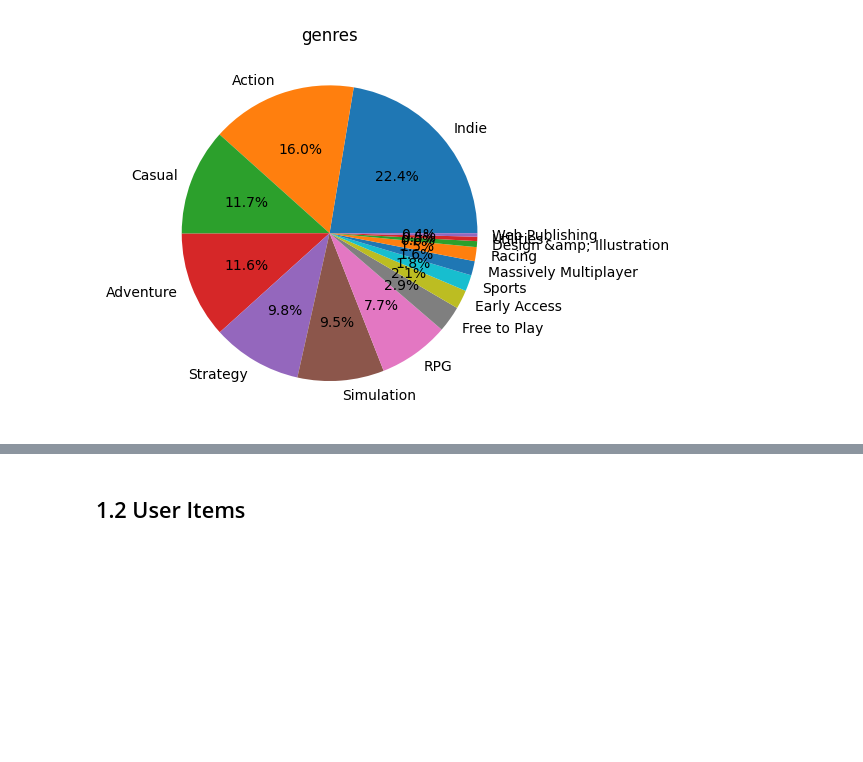
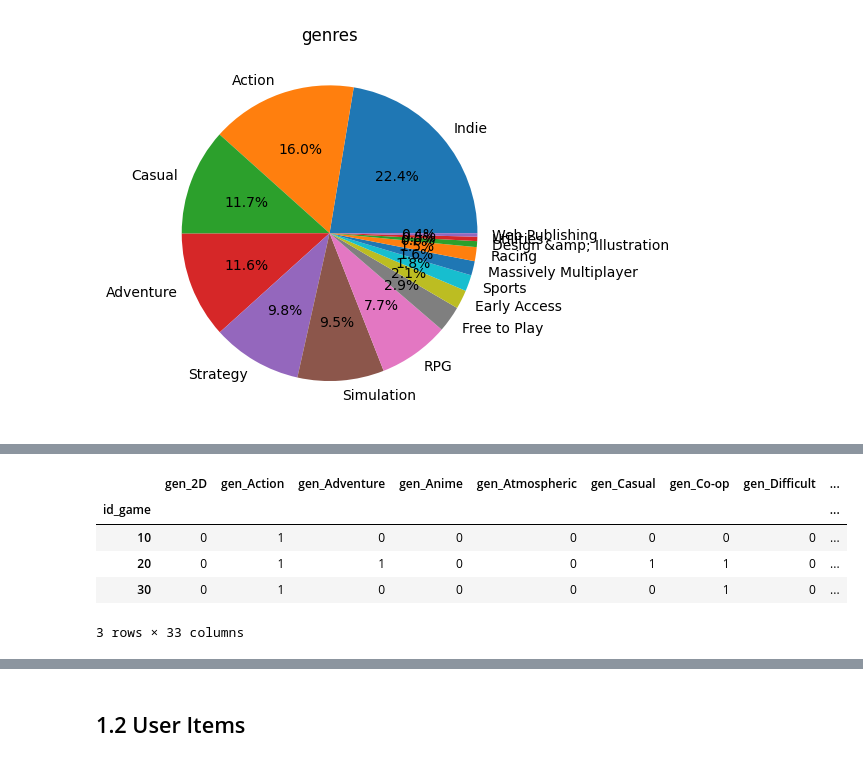
Before and after one commit to javierbengolea/PI_ML_OPS, a Jupyter notebook: main.ipynb, the cells around one changed output, grey strips where cells are left out. Cells and saved outputs as stored; diff of their text form; code cells hidden in the pictures; blank space fills up the shorter version.

```diff
--- a/main.ipynb
+++ b/main.ipynb
@@ -588,3 +366,0 @@ stats
-# %%
-stats = pd.read_csv('df_games_stats_user.csv').rename({'item_id': 'id_game'}, axis=1)
-pd.merge(stats, df_ex, left_on='id_game', right_on='id_game').groupby(['user_id', 'genres']).sum()
@@ -971,0 +398,35 @@ juegos_rec
+# %%
+# Es el filtro para recortar el set de juegos, de un tamaño mayor a 30000
+filter_games_df = None
+
+# Usamos los items solo vistos en la reviews? No
+items_reviews_filter = False
+
+if items_reviews_filter:
+    items_unicos = pd.read_csv('datasets/id_items_unicos.csv')
+    items_unicos.columns = ['index', 'id_game']
+    filter_games_df = items_unicos
+# %%
+# Usamos como filtro los juegos que salen en el dataset de estadìsticas? Sí
+stats_filter = True
+
+if stats_filter:
+    stats = pd.read_csv('datasets/df_games_stats_user.csv')
+    stats  = stats.rename({'item_id': 'id_game'}, axis=1)
+    filter_games_df = stats
+# %%
+# Actualizamos el filtro por las horas jugadas, al menos 24 hs
+filter_games_df = filter_games_df.groupby('id_game').sum('playtime_forever').query('playtime_forever > 1440')
+# %%
+# Creamos la matriz filtrada para el sistema de recomendación
+if filter_games_df is not None and not filter_games_df.empty:
+    matriz_dummies_filtrada = pd.merge(matriz_dummies, filter_games_df, left_on='id_game', right_on='id_game')
+
+matriz_dummies_filtrada.head(3)
+# %% [output]
+|  | gen_2D | gen_Action | gen_Adventure | gen_Anime | gen_Atmospheric | gen_Casual | gen_Co-op | gen_Difficult | ... |
+| id_game |  |  |  |  |  |  |  |  | ... |
+| 10 | 0 | 1 | 0 | 0 | 0 | 0 | 0 | 0 | ... |
+| 20 | 0 | 1 | 1 | 0 | 0 | 1 | 1 | 0 | ... |
+| 30 | 0 | 1 | 0 | 0 | 0 | 0 | 1 | 0 | ... |
+3 rows × 33 columns
```
Also changed, not shown: parts of 166 cells of this notebook, 11 other files.
